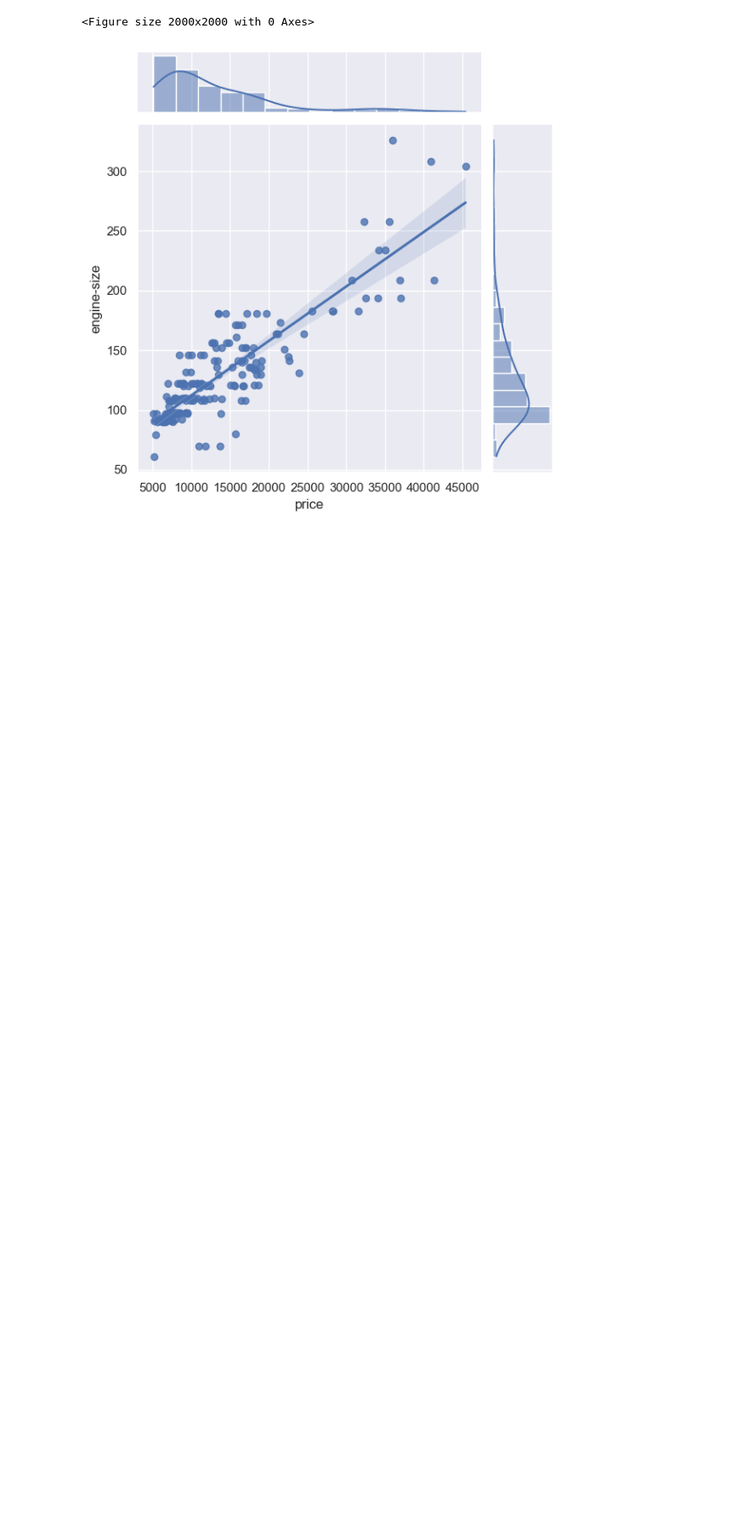
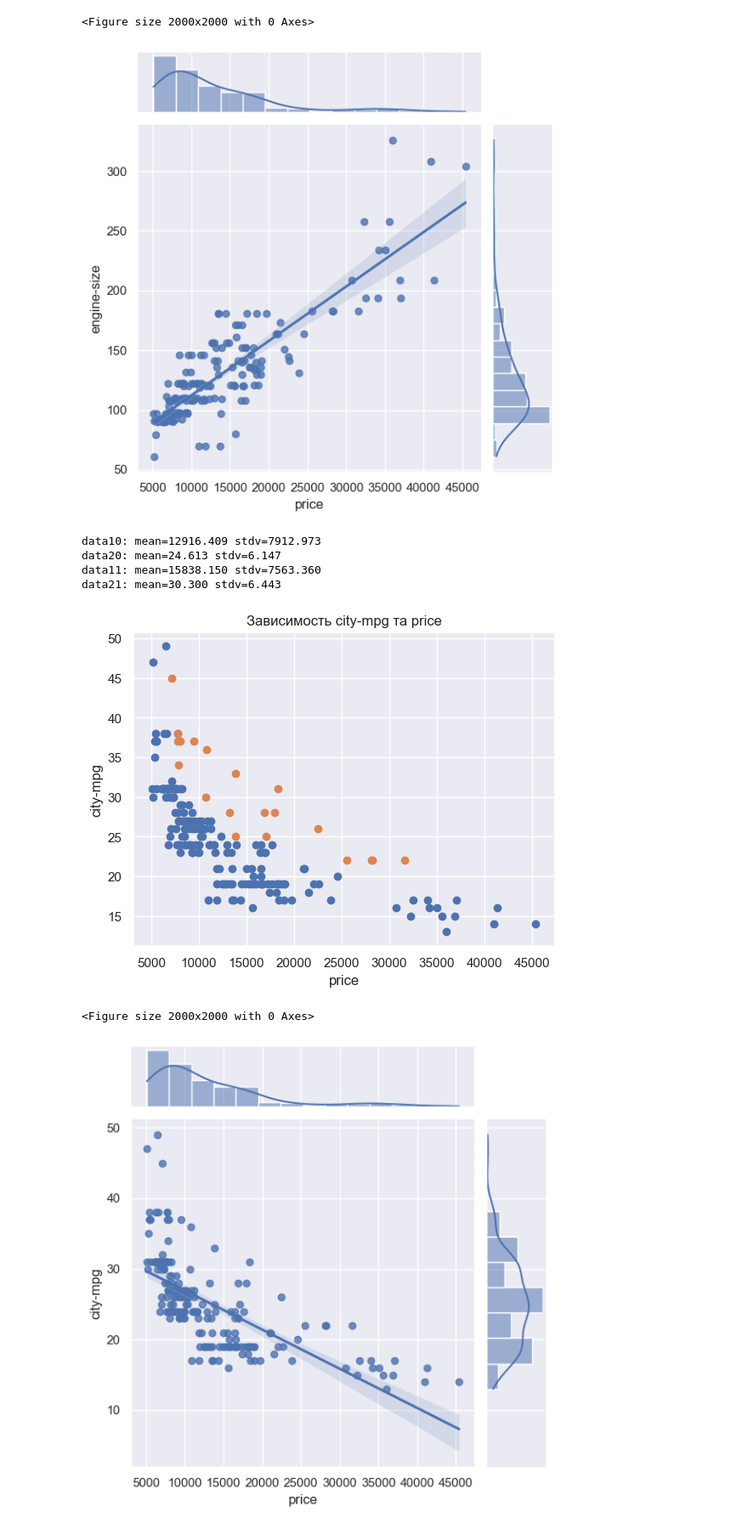
Before and after one commit to AndriiLev/DSlab3, a Jupyter notebook: lab3.ipynb, the cells around one changed output. Shown at 85% size. Drawn from its saved outputs; the diff is of its cells as text; code cells hidden in the pictures; blank space fills up the shorter version.

```diff
--- a/lab3.ipynb
+++ b/lab3.ipynb
@@ -309,6 +309,53 @@ data21: mean=135.700 stdv=31.302
 [figure]
 <Figure size 2000x2000 with 0 Axes>
 [figure]
+# %%
+from numpy import mean
+from numpy import std
+import seaborn as sns
+import matplotlib.pyplot as plt
+
+# prepare data
+data10 = fall[ fall['fuel-type']=='gas']['price']
+data11 = fall[fall['fuel-type']=='diesel']['price']
+data20 = fall[ fall['fuel-type']=='gas']['city-mpg']
+data21 = fall[ fall['fuel-type']=='diesel']['city-mpg']
+# summarize
+print('data10: mean=%.3f stdv=%.3f' % (mean(data10), std(data10)))
+print('data20: mean=%.3f stdv=%.3f' % (mean(data20), std(data20)))
+
+print('data11: mean=%.3f stdv=%.3f' % (mean(data11), std(data11)))
+print('data21: mean=%.3f stdv=%.3f' % (mean(data21), std(data21)))
+# plot
+plt.title('Зависимость city-mpg та price')
+plt.xlabel('price')
+plt.ylabel('city-mpg')
+plt.scatter(data10, data20)
+plt.scatter(data11, data21)
+plt.show()
+
+
+
+
+sns.set(font_scale=1)
+# draw jointplot with
+# scatter kind
+plt.figure(figsize=[20,20])
+data=fall[["price","city-mpg"]]
+sns.jointplot(y = "city-mpg", x = "price", kind = 'reg', data = data)
+#grid.fig.set_figwidth(20)
+#grid.fig.set_figheight(20)
+#grid = sns.jointplot( x = "fuel-type", y = "price", kind = 'reg', data = data ,dropna = True)
+# show the plot
+plt.show()
+# %% [output]
+data10: mean=12916.409 stdv=7912.973
+data20: mean=24.613 stdv=6.147
+data11: mean=15838.150 stdv=7563.360
+data21: mean=30.300 stdv=6.443
+[figure, added]
+<Figure size 2000x2000 with 0 Axes>
+[figure, added]
 # %%
 import numpy as np
 import pandas as pd
```
Also changed, not shown: parts of 17 cells of this notebook.
